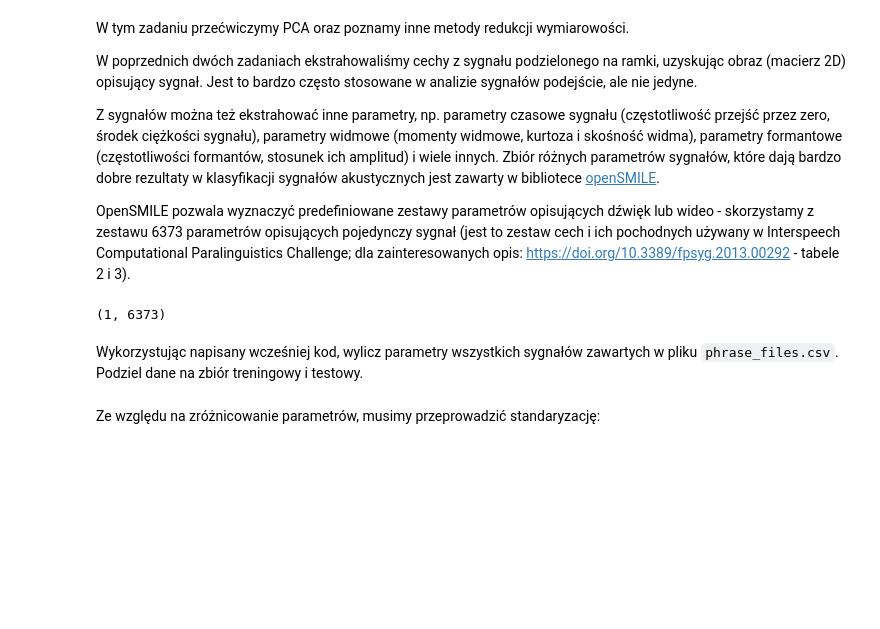
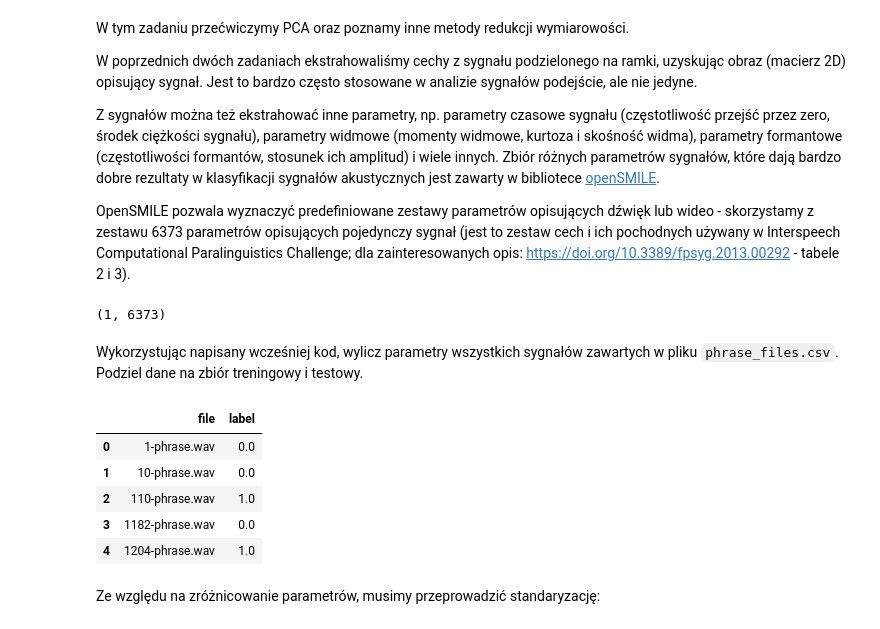
Before and after one commit to matgaj/pum2025, a Jupyter notebook: Lab4/Lab4_zad2_redukcja_wymiarowosci.ipynb, the cells around one changed output. Cells and saved outputs as stored; diff of their text form; code cells hidden in the pictures; blank space fills up the shorter version.

```diff
--- a/Lab4/Lab4_zad2_redukcja_wymiarowosci.ipynb
+++ b/Lab4/Lab4_zad2_redukcja_wymiarowosci.ipynb
@@ -24,6 +28,15 @@ feats.shape
 (1, 6373)
 # %% [markdown]
 Wykorzystując napisany wcześniej kod, wylicz parametry wszystkich sygnałów zawartych w pliku `phrase_files.csv`. Podziel dane na zbiór treningowy i testowy.
+# %%
+phrase_files = pd.read_csv('phrase_files.csv')
+# %% [output]
+|  | file | label |
+| 0 | 1-phrase.wav | 0.0 |
+| 1 | 10-phrase.wav | 0.0 |
+| 2 | 110-phrase.wav | 1.0 |
+| 3 | 1182-phrase.wav | 0.0 |
+| 4 | 1204-phrase.wav | 1.0 |
 # %% [markdown]
 Ze względu na zróżnicowanie parametrów, musimy przeprowadzić standaryzację:
 # %%
```
Also changed, not shown: parts of 2 cells of this notebook, 3 other files.
